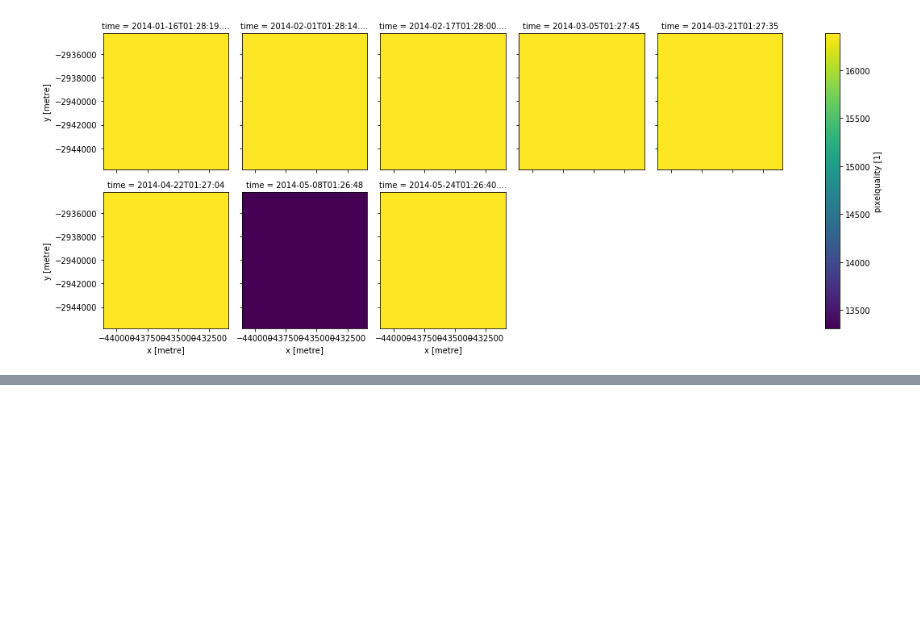
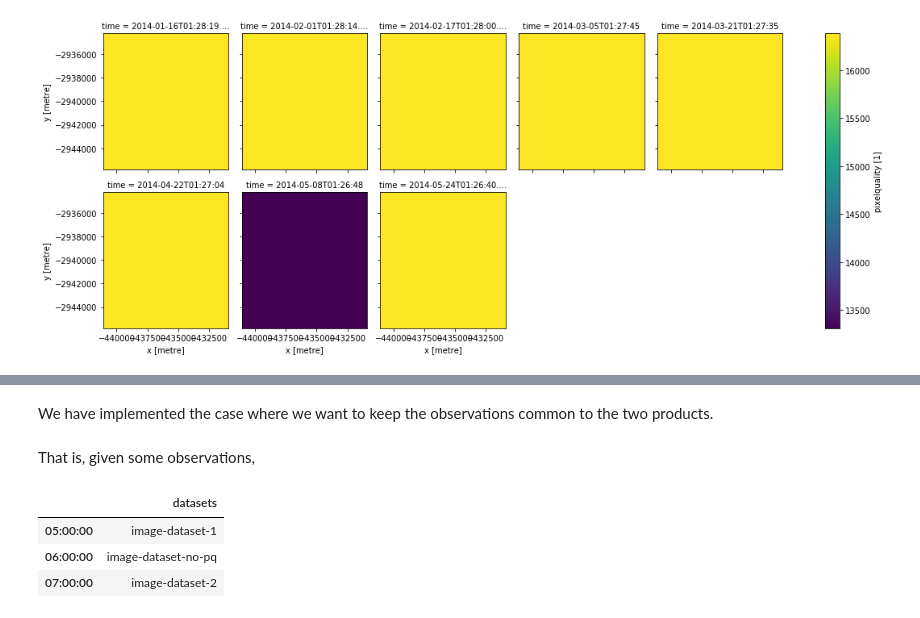
Before and after one commit to uchchwhash/virtual-product-showcase, a Jupyter notebook: VP_showcase.ipynb, the cells around one changed output, grey strips where cells are left out. Saved outputs shown, nothing was run; the diff lists cells and outputs as text; code cells hidden in the pictures; blank space fills up the shorter version.

```diff
--- a/VP_showcase.ipynb
+++ b/VP_showcase.ipynb
@@ -129,0 +384,14 @@ dc.load(product='ls8_pq_albers', **query).pixelquality.plot(col='time', col_wrap
+# %% [markdown]
+We have implemented the case where we want to keep the observations common to the two products.
+# %% [markdown]
+That is, given some observations,
+# %%
+imagery = pandas.DataFrame(data=numpy.array([['image-dataset-1'], ['image-dataset-no-pq'], ['image-dataset-2']]), index=[time(5, 0, 0), time(6, 0, 0), time(7, 0, 0)], columns=['datasets'])
+pq = pandas.DataFrame(data=numpy.array([['pq-dataset-1'], ['pq-dataset-2']]), index=[time(5, 0, 0), time(7, 0, 0)], columns=['datasets'])
+
+imagery
+# %% [output]
+|  | datasets |
+| 05:00:00 | image-dataset-1 |
+| 06:00:00 | image-dataset-no-pq |
+| 07:00:00 | image-dataset-2 |
```
Also changed, not shown: parts of 70 cells of this notebook.
